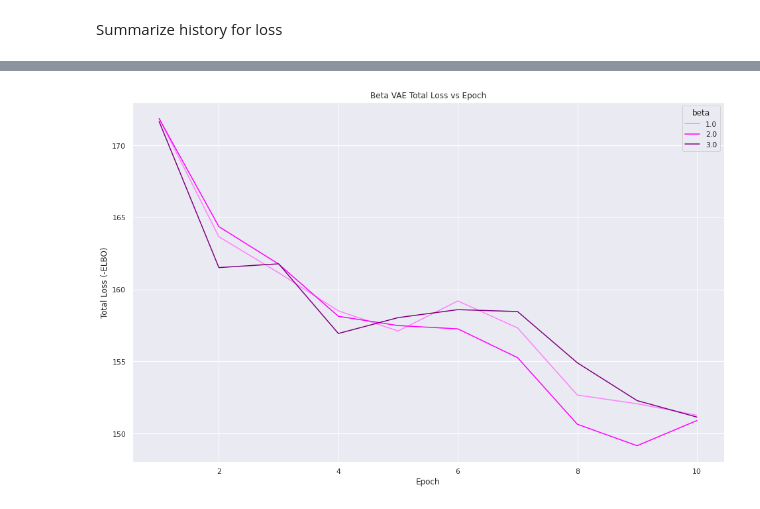
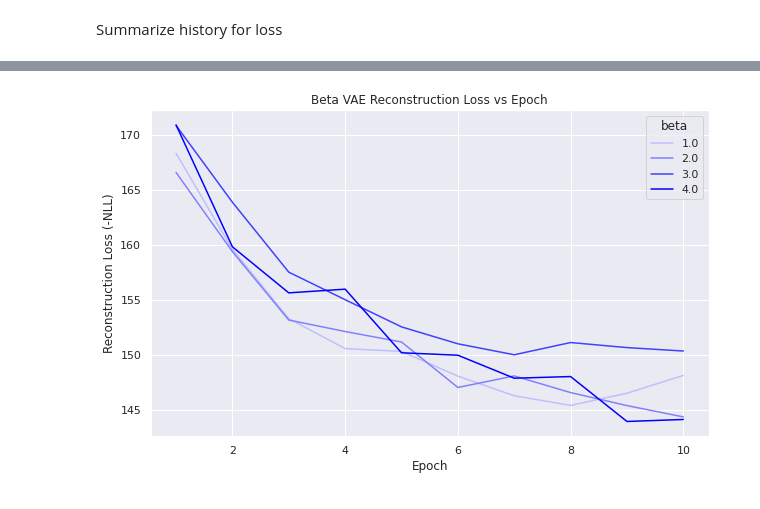
Before and after one commit to Photrek/Coupled-VAE, a Jupyter notebook: vae/vae_v4_1e_wip.ipynb, the cells around one changed output, grey strips where cells are left out. Saved outputs shown, nothing was run; the diff lists cells and outputs as text; code cells hidden in the pictures.

```diff
--- a/vae/vae_v4_1e_wip.ipynb
+++ b/vae/vae_v4_1e_wip.ipynb
@@ -472,13 +446,14 @@ class VAE:
                 loss, elbo, kl_div, neg_ll = self.compute_loss(test_x)
             # elbo = -loss.result()
             display.clear_output(wait=False)
-            print(f"Epoch: {epoch}, Test set ELBO: {elbo}, Test set NLL: {neg_ll}, Test set -KL: {-kl_div}, " + \
+            print(f"Epoch: {epoch}, Test set Loss: {loss}, Test set Recon: {-neg_ll}, Test set KL: {kl_div}, " + \
                   f"time elapse for current epoch: {end_time - start_time}"
                   )
             self.metrics['loss'].append(loss.numpy())
             self.metrics['elbo'].append(elbo.numpy())
             self.metrics['kl_div'].append(kl_div.numpy())
             self.metrics['neg_ll'].append(neg_ll.numpy())
+            self.metrics['recon'].append(-neg_ll.numpy())
             if n_sample <= 16:
                 self.generate_and_save_images(epoch, test_sample)
             self.plot_label_clusters(test_sample, test_sample_label)
@@ -577,14 +552,13 @@ n_filter_base = 32  # number of base filters in the CNN (a lot of filters?)
 learning_rate = 0.0005  # uses for the internal Adam opt
 
 # vae.train params
-# [KC]: Problem 1
 n_epoch = 10  # number of epochs
 batch_size = BATCH_SIZE
 show_display = True
 display_sample = False
 n_sample = 16  #16  # number of example outputs to sample and generate, also n_display
-beta_list = [float(i) for i in range(1, 4)]  # VAE beta
-p_std_list = [float(i) for i in range(1, 4)]  # prior std
+beta_list = [float(i) for i in range(1, 5)]  # VAE beta
+# p_std_list = [float(i) for i in range(1, 5)]  # prior std
 # beta_list = [i/10. for i in range(10, 30+2, 2)]  # VAE beta
 # p_std_list = [i/10. for i in range(10, 30+2, 2)]  # prior std
 beta_list
@@ -717,18 +691,12 @@ x = range(1, n_epoch+1)
 # %%
 for beta, vae in beta_vae_list.items():
     y = vae.metrics['loss']
-    if beta == 1:
-        plt.plot(x, y, label=beta, color=lighten_color('gold', 1), lw=3)
-    # elif beta <= 1.8:
-    #     # continue
-    #     plt.plot(x, y, label=beta, color=lighten_color('indigo', (beta-1)/2))
-    else:
-        plt.plot(x, y, label = beta, color=lighten_color('indigo', (beta-1)/max_beta))
-plt.title('Beta-VAE Metric vs Epoch')
-plt.ylabel('Metric (-BetaELBO)')
+    plt.plot(x, y, label = beta, color=lighten_color('red', beta/max_beta))
+plt.title('Beta VAE Total Loss vs Epoch')
+plt.ylabel('Total Loss (-ELBO)')
 plt.xlabel('Epoch')
 # plt.ylim(ymin=0)
 plt.legend(title='beta')
-plt.rcParams["figure.figsize"] = (16, 10)
+plt.rcParams["figure.figsize"] = (10, 6)
 plt.show();
 # %% [output]
@@ -736,13 +728,13 @@ plt.show();
 # %%
 for beta, vae in beta_vae_list.items():
-    y = vae.metrics['loss']
-    plt.plot(x, y, label = beta, color=lighten_color('purple', beta/max_beta))
-plt.title('Beta VAE Total Loss vs Epoch')
-plt.ylabel('Total Loss (-ELBO)')
+    y = vae.metrics['recon']
+    plt.plot(x, y, label = beta, color=lighten_color('blue', beta/max_beta))
+plt.title('Beta VAE Reconstruction Loss vs Epoch')
+plt.ylabel('Reconstruction Loss (-NLL)')
 plt.xlabel('Epoch')
 # plt.ylim(ymin=0)
 plt.legend(title='beta')
 plt.rcParams["figure.figsize"] = (10, 6)
 plt.show();
 # %% [output]
-[figure, old version]
+[figure, new version]
```
Also changed, not shown: parts of 20 cells of this notebook.
